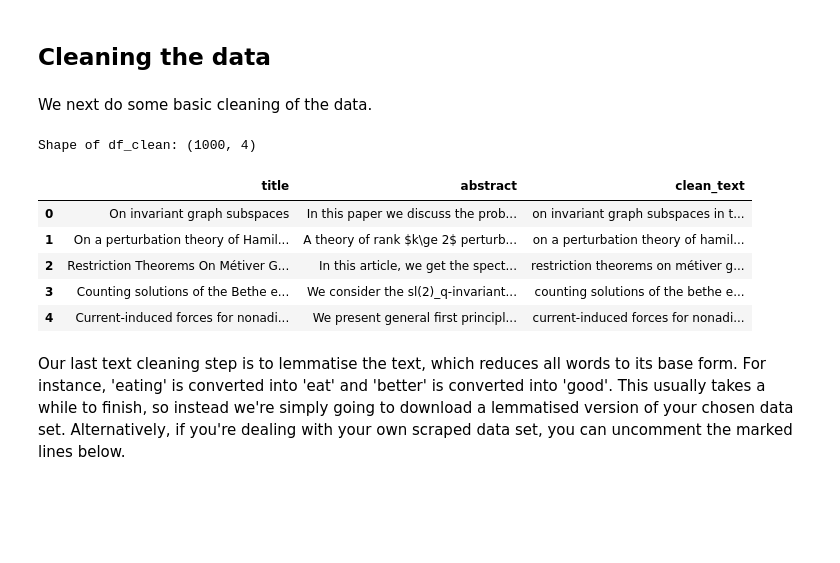
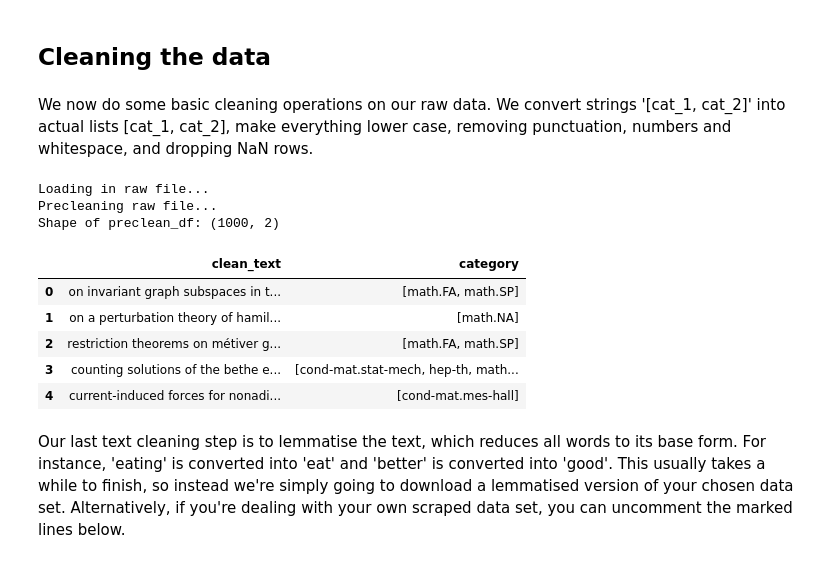
Before and after one commit to saattrupdan/scholarly, a Jupyter notebook: paper_classifier.ipynb, the cells around one changed output. Drawn from its saved outputs; the diff is of its cells as text; code cells hidden in the pictures; blank space fills up the shorter version.

```diff
--- a/paper_classifier.ipynb
+++ b/paper_classifier.ipynb
@@ -60,2 +55,4 @@ Packages loaded and data directory created.
+# %%
+data_path = "data_test" #os.path.join("P:/", "Public Folder", "scholarly_data")
 # %% [markdown]
 ## Fetching data
@@ -136,39 +84,43 @@ Loaded metadata from 1000 papers. Here are some of them:
 # %% [markdown]
 ## Cleaning the data
-# %% [markdown]
-We next do some basic cleaning of the data.
-# %%
-df_clean = df.copy()
-
-# drop rows with NaNs
-df_clean.dropna(inplace = True)
-
-# merge title and abstract
-df_clean['clean_text'] = df_clean['title'] + ' ' + df_clean['abstract']
-
-# remove punctuation marks
-punctuation ='\!\"\#\$\%\&\(\)\*\+\-\/\:\;\<\=\>\?\@\[\\\]\^\_\`\{\|\}\~'
-df_clean['clean_text'] = df_clean['clean_text'].apply(lambda x: re.sub(punctuation, '', x))
-
-# convert text to lowercase
-df_clean['clean_text'] = df_clean['clean_text'].str.lower()
-
-# remove numbers
-df_clean['clean_text'] = df_clean['clean_text'].str.replace("[0-9]", " ")
-
-# remove whitespaces
-df_clean['clean_text'] = df_clean['clean_text'].apply(lambda x:' '.join(x.split()))
-
-print(f"Shape of df_clean: {df_clean.shape}")
-pd.set_option('display.max_colwidth', 300)
-df_clean[['title', 'abstract', 'clean_text']].head()
-# %% [output]
-Shape of df_clean: (1000, 4)
-|  | title | abstract | clean_text |
-| 0 | On invariant graph subspaces | In this paper we discuss the prob... | on invariant graph subspaces in t... |
-| 1 | On a perturbation theory of Hamil... | A theory of rank $k\ge 2$ perturb... | on a perturbation theory of hamil... |
-| 2 | Restriction Theorems On Métiver G... | In this article, we get the spect... | restriction theorems on métiver g... |
-| 3 | Counting solutions of the Bethe e... | We consider the sl(2)_q-invariant... | counting solutions of the bethe e... |
-| 4 | Current-induced forces for nonadi... | We present general first principl... | current-induced forces for nonadi... |
+# %% [markdown]
+We now do some basic cleaning operations on our raw data. We convert strings '\[cat_1, cat_2\]' into actual lists \[cat_1, cat_2\], make everything lower case, removing punctuation, numbers and whitespace, and dropping NaN rows.
+# %%
+# preclean raw data and save the precleaned texts and
+# categories to {file_name}_preclean.csv
+cleaner.get_preclean_text(file_name, data_path)
+
+# load in precleaned text
+full_path = os.path.join(data_path, f"{file_name}_preclean.csv")
+preclean_text = np.loadtxt(
+    fname = full_path,
+    delimiter = '\n',
+    dtype = object,
+    encoding = 'utf-8'
+    )
+preclean_df = pd.DataFrame(preclean_text)
+preclean_df.columns = ['clean_text']
+
+# load in cats
+full_path = os.path.join(data_path, f"{file_name}_cats.csv")
+clean_cats_with_path = lambda x: cleaner.clean_cats(x, path = data_path)
+cleaned_cats = pd.read_csv(full_path, header = None, converters = {0 : clean_cats_with_path})
+
+# join the two dataframes
+preclean_df['category'] = cleaned_cats.iloc[:, 0]
+
+print(f"Shape of preclean_df: {preclean_df.shape}")
+pd.set_option('display.max_colwidth', 300)
+preclean_df.head()
+# %% [output]
+Loading in raw file...
+Precleaning raw file...
+Shape of preclean_df: (1000, 2)
+|  | clean_text | category |
+| 0 | on invariant graph subspaces in t... | [math.FA, math.SP] |
+| 1 | on a perturbation theory of hamil... | [math.NA] |
+| 2 | restriction theorems on métiver g... | [math.FA, math.SP] |
+| 3 | counting solutions of the bethe e... | [cond-mat.stat-mech, hep-th, math... |
+| 4 | current-induced forces for nonadi... | [cond-mat.mes-hall] |
 # %% [markdown]
 Our last text cleaning step is to lemmatise the text, which reduces all words to its base form. For instance, 'eating' is converted into 'eat' and 'better' is converted into 'good'. This usually takes a while to finish, so instead we're simply going to download a lemmatised version of your chosen data set. Alternatively, if you're dealing with your own scraped data set, you can uncomment the marked lines below.
```
Also changed, not shown: parts of 33 cells of this notebook, 4 other files.
